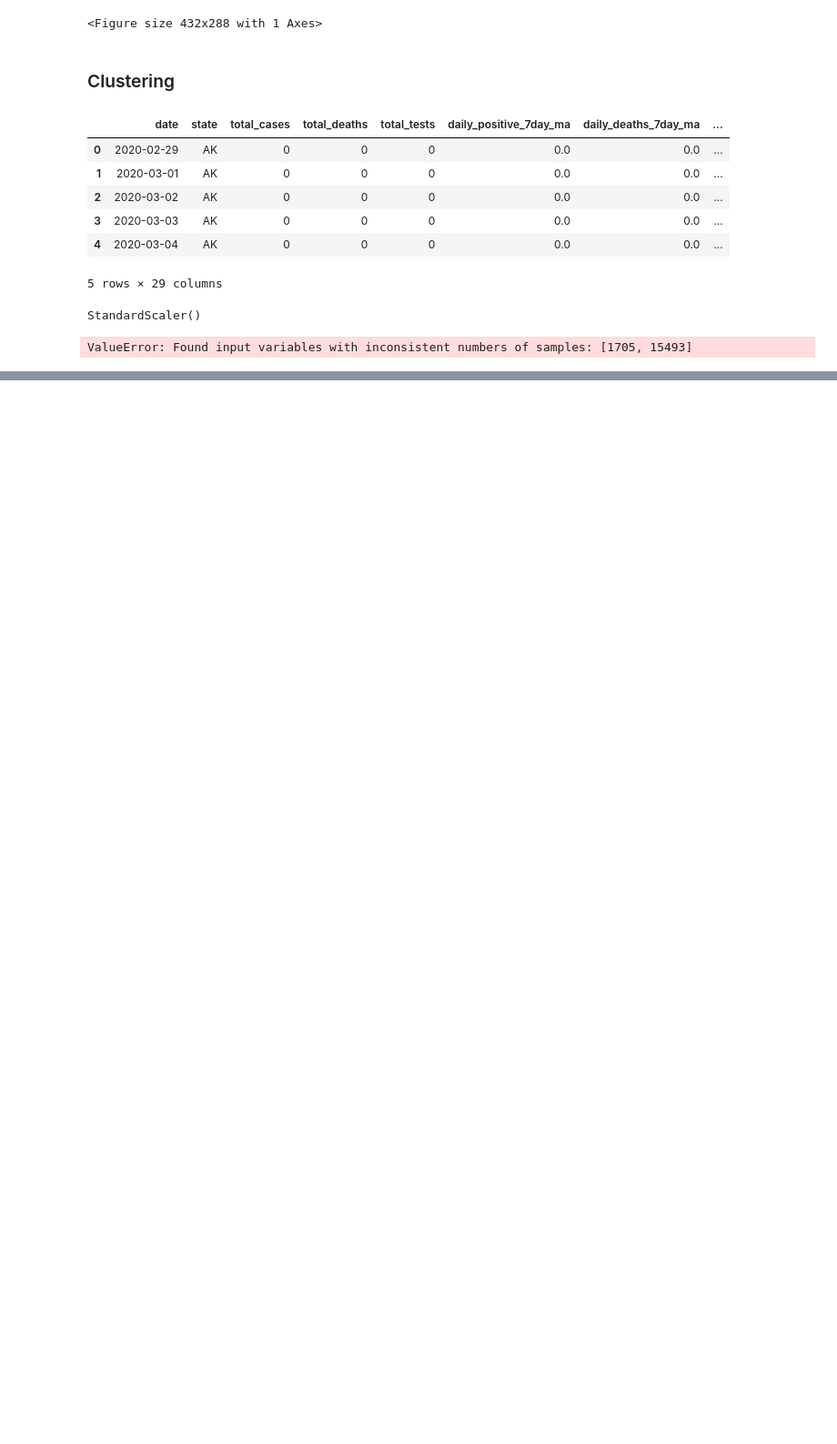
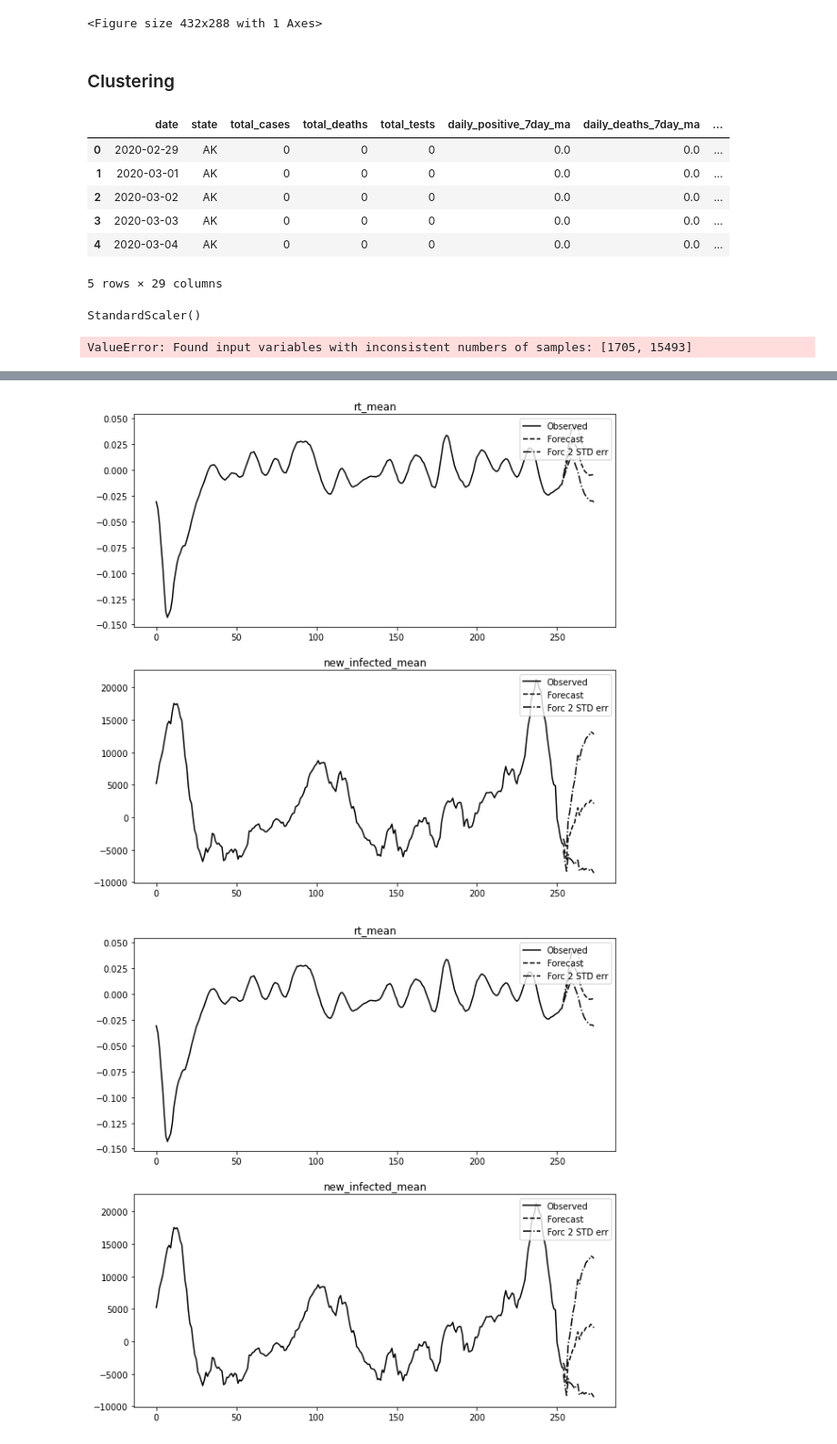
Before and after one commit to michaelcave1515/ai_work, a Jupyter notebook: covid_data/guInfectionEstimates.ipynb, the cells around one changed output, grey strips where cells are left out. Shown at 91% size. Saved outputs shown, nothing was run; the diff lists cells and outputs as text; code cells hidden in the pictures; blank space fills up the shorter version.

```diff
--- a/covid_data/guInfectionEstimates.ipynb
+++ b/covid_data/guInfectionEstimates.ipynb
@@ -130,0 +184,4 @@ ValueError: Found input variables with inconsistent numbers of samples: [1705, 1
+# %%
+df_arima = df_usa.iloc[20:-14,:]
+data = df_arima.drop(['date'], axis=1)
+data = data[['rt_mean', 'new_infected_mean']]
@@ -130,0 +225,3 @@ ValueError: Found input variables with inconsistent numbers of samples: [1705, 1
+# %%
+nobs = 4
+df_train, df_test = data[0:-nobs], data[-nobs:]
@@ -130,0 +280,5 @@ ValueError: Found input variables with inconsistent numbers of samples: [1705, 1
+# %%
+# 1st difference
+df_differenced = df_train.diff().dropna()
+# stationarity test again with differenced data
+adf_test(df_differenced["rt_mean"])
@@ -130,0 +295,5 @@ ValueError: Found input variables with inconsistent numbers of samples: [1705, 1
+# %%
+# model fitting
+model = VAR(df_differenced)
+results = model.fit(maxlags=15, ic='aic')
+results.summary()
@@ -130,0 +336,5 @@ ValueError: Found input variables with inconsistent numbers of samples: [1705, 1
+# %%
+results.plot_forecast(20)
+# %% [output]
+[figure, added]
+[figure, added]
```
Also changed, not shown: parts of 24 cells of this notebook, 6 other files.
